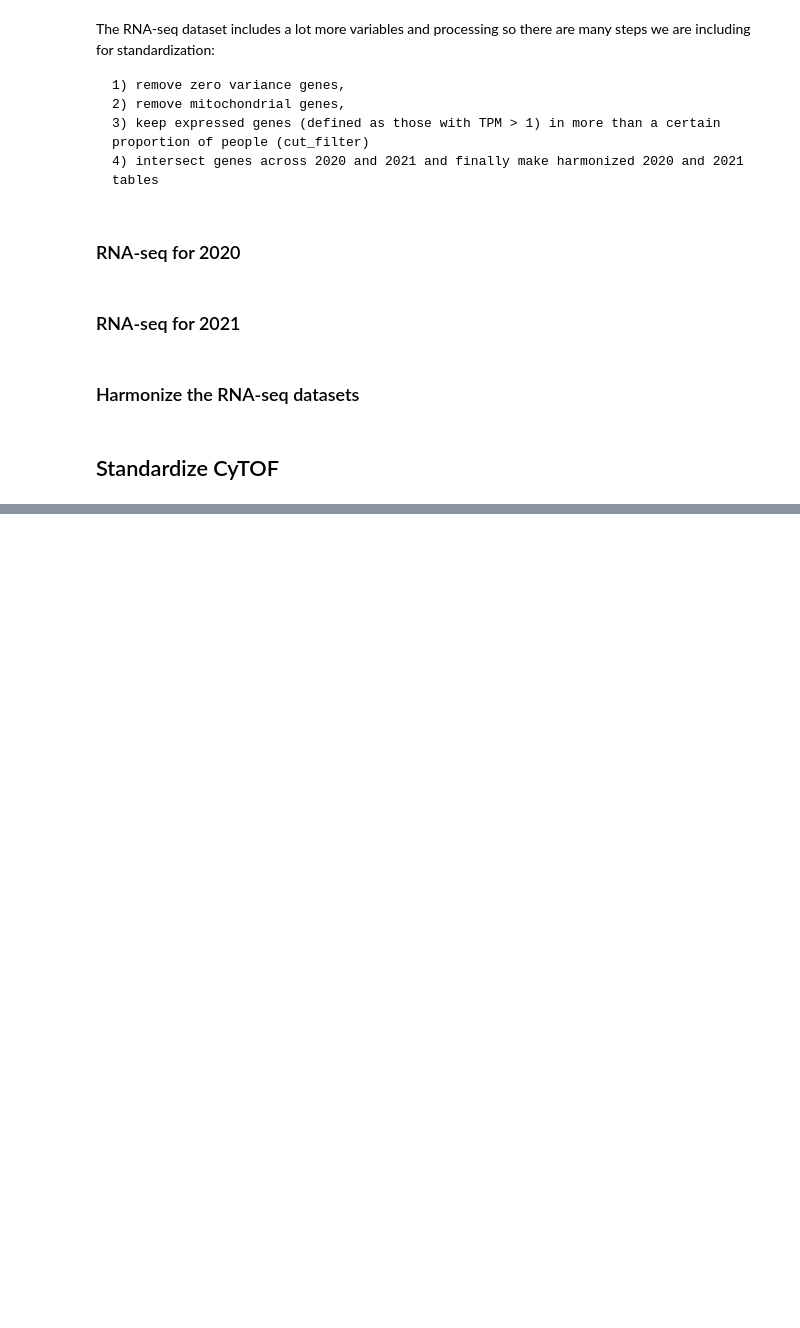
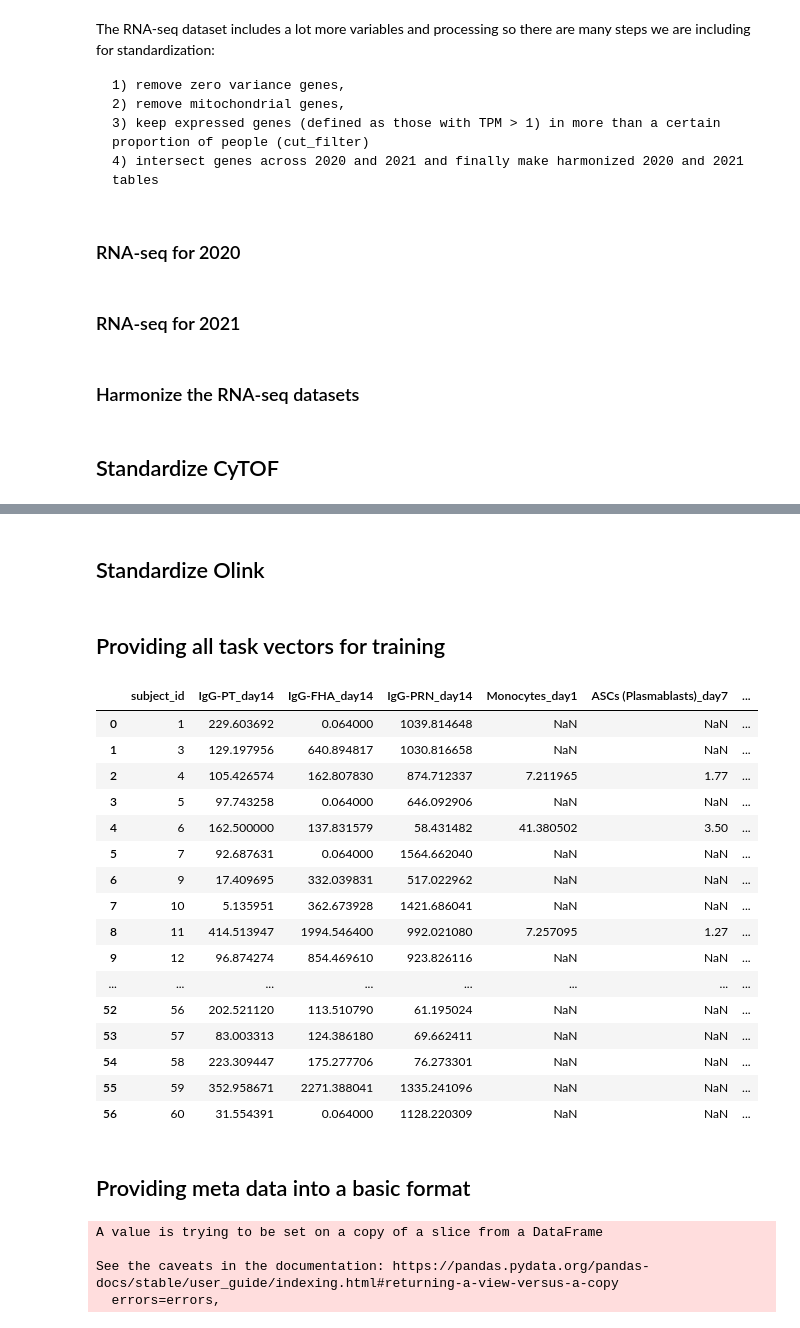
Before and after one commit to CMI-PB/cmi-pb-multiomics, a Jupyter notebook: workflow/notebooks/development/Standardize_data.ipynb, the cells around one changed output, grey strips where cells are left out. Drawn from its saved outputs; the diff is of its cells as text; code cells hidden in the pictures; blank space fills up the shorter version.

```diff
--- a/workflow/notebooks/development/Standardize_data.ipynb
+++ b/workflow/notebooks/development/Standardize_data.ipynb
@@ -323,4 +328,9 @@ rnaseq_2021_fn = os.path.join(harmony_dir, 'rnaseq.2021.day0.pivoted.tsv.gz')
 twentyone_data['rnaseq_harmonized'].loc[:, ['subject_id'] + shared_genes].to_csv(rnaseq_2021_fn, sep='\t')
 # %% [markdown]
 ## Standardize CyTOF
+# %%
+shared_cells = set(twenty_data['cytof'].columns).intersection(set(twentyone_data['cytof'].columns))
+shared_cells = sorted(list(shared_cells))
+shared_cells.remove('subject_id')
+shared_cells.remove('planned_day_relative_to_boost')
 # %%
@@ -371,3 +379,5 @@ if not os.path.islink(new_abtiters_fn):
+# %% [markdown]
+## Standardize Olink
 # %%
 # save olink 2020
 old_olink_fn = os.path.abspath(os.path.join(interm_dir, 'olink.2020.day0.pivoted.tsv.gz'))
@@ -380,3 +390,62 @@ old_olink_fn = os.path.abspath(os.path.join(interm_dir, 'olink.2021.day0.pivoted
 new_olink_fn = os.path.join(harmony_dir, 'olink.2021.day0.pivoted.tsv.gz')
 if not os.path.exists(new_olink_fn):
     os.link(old_olink_fn, new_olink_fn)
+# %% [markdown]
+## Providing all task vectors for training
+# %%
+# Loading the table describing each task
+tasks = pd.read_table('results/refs/tasks.tsv')
+
+i = 1
+for idd, task in tasks.iterrows():
+
+    # extracting the required columns
+    cols = ['subject_id', task.fetchname]
+    task_data = twenty_data[task.assay]
+    task_data = task_data.loc[(task_data.planned_day_relative_to_boost == task.day), cols]
+    task_data.columns = ['subject_id', task.fetchname + '_day' + str(task.day)]
+
+    # merging the data together
+    if i == 1:
+        master_tasks = task_data
+    else:
+        master_tasks = master_tasks.merge(task_data, on='subject_id', how='outer')
+    i += 1
+
+# saving the task matrix
+task_fn = os.path.join(harmony_dir, 'task_matrix.tsv.gz')
+master_tasks.to_csv(task_fn, sep='\t', index=False)
+# %%
+master_tasks
+# %% [output]
+|  | subject_id | IgG-PT_day14 | IgG-FHA_day14 | IgG-PRN_day14 | Monocytes_day1 | ASCs (Plasmablasts)_day7 | ... |
+| 0 | 1 | 229.603692 | 0.064000 | 1039.814648 | NaN | NaN | ... |
+| 1 | 3 | 129.197956 | 640.894817 | 1030.816658 | NaN | NaN | ... |
+| 2 | 4 | 105.426574 | 162.807830 | 874.712337 | 7.211965 | 1.77 | ... |
+| 3 | 5 | 97.743258 | 0.064000 | 646.092906 | NaN | NaN | ... |
+| 4 | 6 | 162.500000 | 137.831579 | 58.431482 | 41.380502 | 3.50 | ... |
+| 5 | 7 | 92.687631 | 0.064000 | 1564.662040 | NaN | NaN | ... |
+| 6 | 9 | 17.409695 | 332.039831 | 517.022962 | NaN | NaN | ... |
+| 7 | 10 | 5.135951 | 362.673928 | 1421.686041 | NaN | NaN | ... |
+| 8 | 11 | 414.513947 | 1994.546400 | 992.021080 | 7.257095 | 1.27 | ... |
+| 9 | 12 | 96.874274 | 854.469610 | 923.826116 | NaN | NaN | ... |
+| ... | ... | ... | ... | ... | ... | ... | ... |
+| 52 | 56 | 202.521120 | 113.510790 | 61.195024 | NaN | NaN | ... |
+| 53 | 57 | 83.003313 | 124.386180 | 69.662411 | NaN | NaN | ... |
+| 54 | 58 | 223.309447 | 175.277706 | 76.273301 | NaN | NaN | ... |
+| 55 | 59 | 352.958671 | 2271.388041 | 1335.241096 | NaN | NaN | ... |
+| 56 | 60 | 31.554391 | 0.064000 | 1128.220309 | NaN | NaN | ... |
+# %% [markdown]
+## Providing meta data into a basic format
+# %%
+twenty_basic_meta = twenty_data['master_meta'].drop_duplicates('subject_id')
+drop_cols = ['specimen_id', 'actual_day_relative_to_boost', 'planned_day_relative_to_boost', 'visit', 'dataset']
+twenty_basic_meta.drop(drop_cols, axis=1, inplace=True)
+
+twenty_basic_fn = os.path.join(harmony_dir, 'clinical_metadata.2020.tsv.gz')
+twenty_basic_meta.to_csv(twenty_basic_fn, sep='\t', index=False)
+# %% [output]
+A value is trying to be set on a copy of a slice from a DataFrame
+
+See the caveats in the documentation: https://pandas.pydata.org/pandas-docs/stable/user_guide/indexing.html#returning-a-view-versus-a-copy
+  errors=errors,
```
Also changed, not shown: parts of 9 cells of this notebook.
